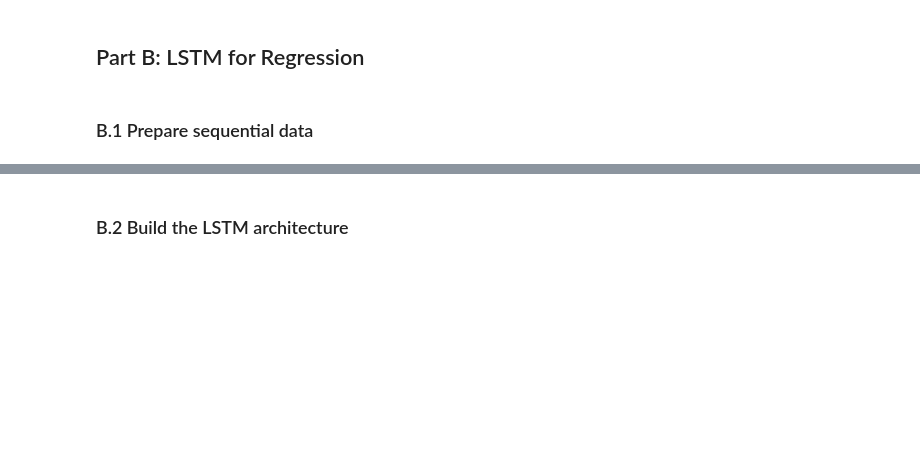
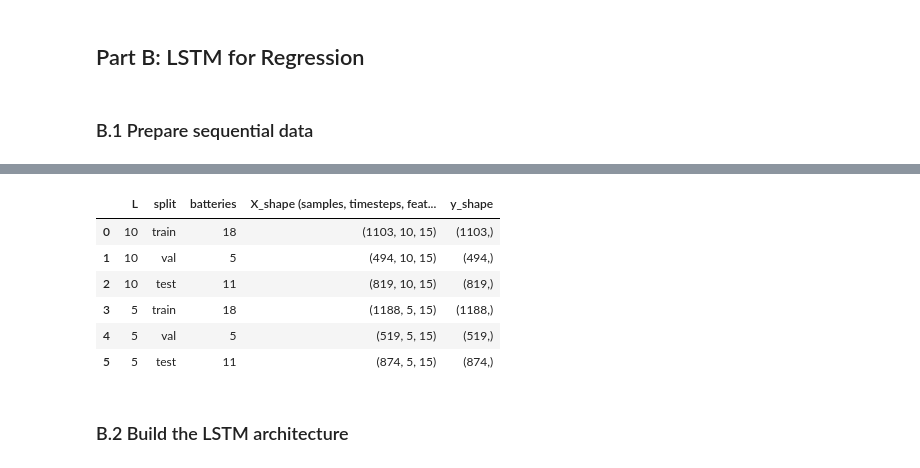
Before and after one commit to MaiChiLe113/Exploratory-Data-Analysis-NASA-Battery, a Jupyter notebook: asm_3/Portfolio_Assessment3_LeMaiChi.ipynb, the cells around one changed output, grey strips where cells are left out. Cells and saved outputs as stored; diff of their text form; code cells hidden in the pictures; blank space fills up the shorter version.

```diff
--- a/asm_3/Portfolio_Assessment3_LeMaiChi.ipynb
+++ b/asm_3/Portfolio_Assessment3_LeMaiChi.ipynb
@@ -171,3 +250,22 @@ plt.show()
+# %%
+def make_split(L):
+    return {name: make_windows(scaled[scaled["battery_id"].isin(bats)], L)
+            for name, bats in [("train", fit_bats), ("val", val_bats), ("test", test_bats)]}
+
+L1, L2 = 10, 5
+dl1, dl2 = make_split(L1), make_split(L2)
+display(pd.DataFrame([{"L": L, "split": s, "batteries": len(b), "X_shape (samples, timesteps, features)": data[s][0].shape,
+                       "y_shape": data[s][1].shape}
+                      for L, data in [(L1, dl1), (L2, dl2)]
+                      for s, b in [("train", fit_bats), ("val", val_bats), ("test", test_bats)]]))
+# %% [output]
+|  | L | split | batteries | X_shape (samples, timesteps, feat... | y_shape |
+| 0 | 10 | train | 18 | (1103, 10, 15) | (1103,) |
+| 1 | 10 | val | 5 | (494, 10, 15) | (494,) |
+| 2 | 10 | test | 11 | (819, 10, 15) | (819,) |
+| 3 | 5 | train | 18 | (1188, 5, 15) | (1188,) |
+| 4 | 5 | val | 5 | (519, 5, 15) | (519,) |
+| 5 | 5 | test | 11 | (874, 5, 15) | (874,) |
 # %% [markdown]
 ### B.2 Build the LSTM architecture
 # %% [markdown]
```
Also changed, not shown: parts of 2 cells of this notebook, 2 other files.
